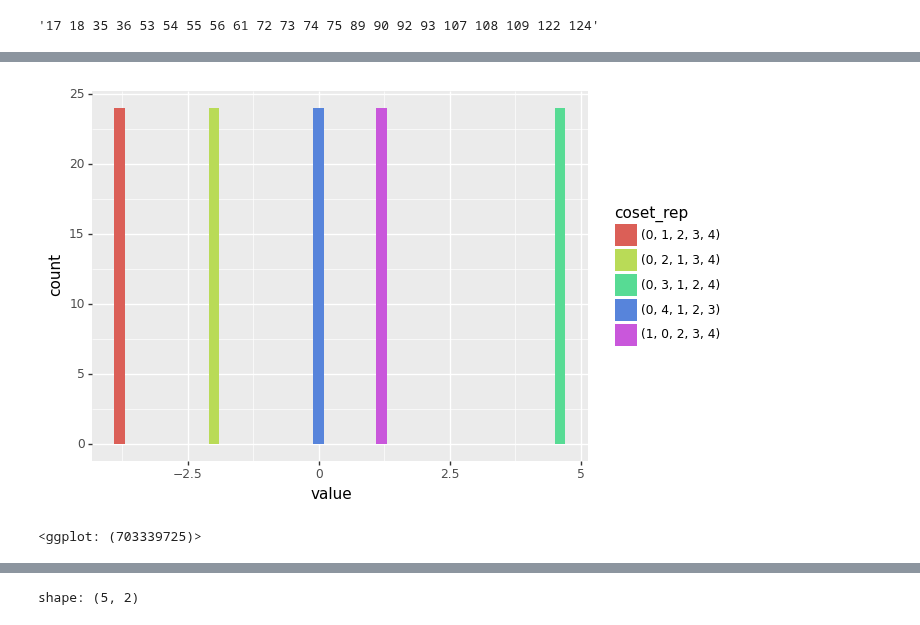
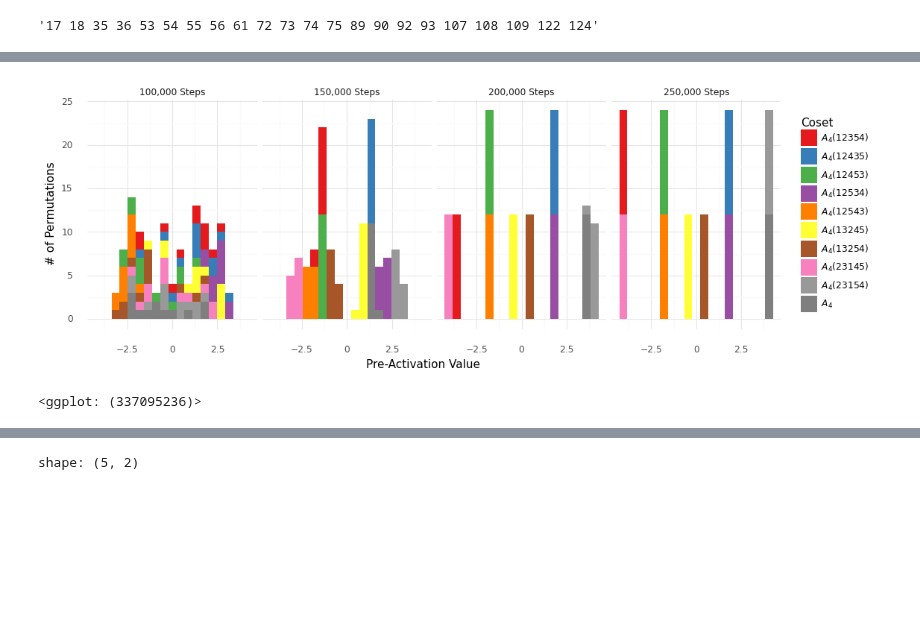
Before and after one commit to dashstander/sn-grok, a Jupyter notebook: notebooks/small_replication.ipynb, the cells around one changed output, grey strips where cells are left out. Saved outputs shown, nothing was run; the diff lists cells and outputs as text; code cells hidden in the pictures; blank space fills up the shorter version.

```diff
--- a/notebooks/small_replication.ipynb
+++ b/notebooks/small_replication.ipynb
@@ -276,8 +485,10 @@ def fourier_basis_to_df(tensor, n, layer):
 #)
 # %%
 def fourier_stats(model_seed):
-    n = 6
-    ckpt_dir = Path('/Volumes/External01/data/sn-circuits/')
+    n = 5
+
+    #ckpt_dir = Path('/Volumes/External01/data/sn-circuits/')
+    ckpt_dir = Path('/Users/dashiell/workspace/sn-grok/s5_40_small')
     run_name = f's{n}_40_{model_seed}'
     Sn = Symmetric(n)
 
@@ -322,3 +626,6 @@ def fourier_stats(model_seed):
 # %%
-llinear_df, rlinear_df, unembed_df, power_df = fourier_stats(0)
+llinear_df, rlinear_df, unembed_df, power_df = fourier_stats(85)
+lpreac_df, rpreac_df = linear_decomp_spec_epochs(85, [ 100_000, 120000, 150000, 180000, 200000, 249999])
+left_base_df = lpreac_df.melt(id_vars=['epoch', 'layer', 'permutation', 'irrep']).groupby(['epoch','layer', 'permutation', 'variable']).agg(pl.col('value').sum())
+right_base_df = rpreac_df.melt(id_vars=['epoch', 'layer', 'permutation', 'irrep']).groupby(['epoch', 'layer', 'permutation', 'variable']).agg(pl.col('value').sum())
 # %%
@@ -333,15 +654,60 @@ shape: (3, 2)
 # %%
 #llinear_df, rlinear_df, unembed_df, power_df = fourier_stats(36)
-left_base_df = llinear_df.melt(id_vars=['layer', 'permutation', 'irrep']).groupby(['layer', 'permutation', 'variable']).agg(pl.col('value').sum())
-right_base_df = rlinear_df.melt(id_vars=['layer', 'permutation', 'irrep']).groupby(['layer', 'permutation', 'variable']).agg(pl.col('value').sum())
+# %%
+full_left_coset_df, full_right_coset_df = make_full_coset_df(all_s5_subgroups, 5)
 # %%
+from plotnine import labs, theme_minimal, scale_fill_brewer
+
+
+
+
+def a4_right_coset_rename(coset):
+    perm = [str(i + 1) for i in eval(coset)]
+
+    if perm == ['1', '2', '3', '4', '5']:
+        return '$A_{4}$'
+    perm_str = "".join(perm)
+    return '$A_{4} (' + perm_str + ') $'
+
+
+
+epoch_rename = {
+    40_000: '40,000 Steps',
+    80_000: '80,000 Steps',
+    100_000: '100,000 Steps',
+    110_000: '110,000 Steps',
+    120_000: '120,000 Steps',
+    130_000: '130,000 Steps',
+    140_000: '140,000 Steps',
+    150_000: '150,000 Steps',
+    160_000: '160,000 Steps',
+    200_000: '200,000 Steps',
+    249_999: '250,000 Steps',
+}
+
+
 df = (
     left_base_df
-    .join(full_right_coset_df.filter(pl.col('subgroup') == 's4_1'), on='permutation', how='inner')
+    .join(full_right_coset_df.filter(pl.col('subgroup') == 'A4_2'), on='permutation', how='inner')
+    .filter(pl.col('epoch').is_in([100_000, 150_000, 200_000, 249_999]))
+    #.filter(pl.col('epoch') == 249_999)
+    #.with_columns(pl.col('coset_rep').map_dict(right_coset_rename).alias('Coset'))
+    .with_columns(pl.col('epoch').map_dict(epoch_rename).alias('formatted_epoch'))
+    .with_columns(pl.col('coset_rep').apply(a4_right_coset_rename).alias('Coset'))
+)
+
+fig = (
+    ggplot(df.filter(pl.col('variable') == 'dim117'), aes(x='value', fill='Coset'))
+    + geom_histogram(binwidth=0.45)
+    + facet_wrap('~formatted_epoch', nrow=1)
+    + labs(x = 'Pre-Activation Value', y='# of Permutations')
+    + theme_minimal()
+    + theme(figure_size = (12, 3))
+    + scale_fill_brewer(type='qual', palette=6)
 
 )
-
-ggplot(df.filter(pl.col('variable') == 'dim0'), aes(x='value', fill='coset_rep')) + geom_histogram(binwidth=0.2)
+#fig.save('/Users/dashiell/Documents/frob20_coset_circuit_over_time.pdf')
+fig
 # %% [output]
-[figure, old version]
+[figure, new version]
-<ggplot: (703339725)>
+<ggplot: (337095236)>
```
Also changed, not shown: parts of 26 cells of this notebook, 3 other files.
